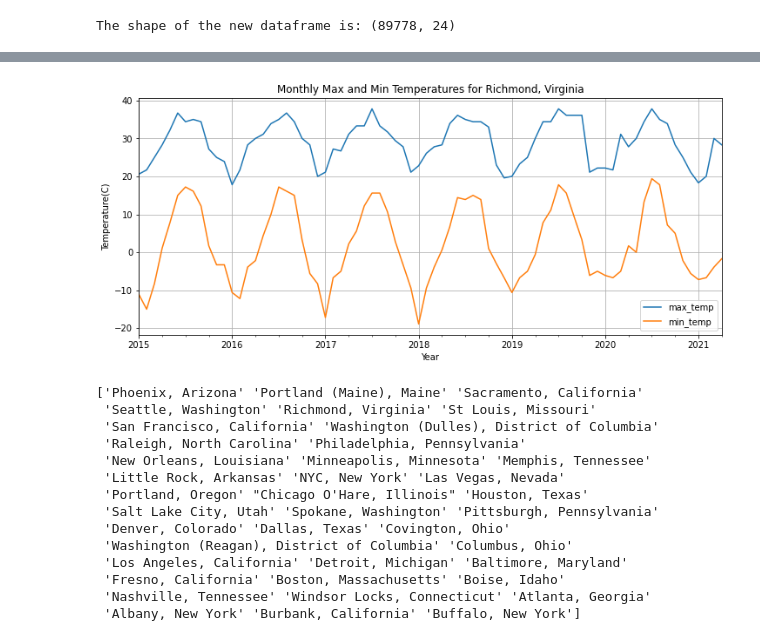
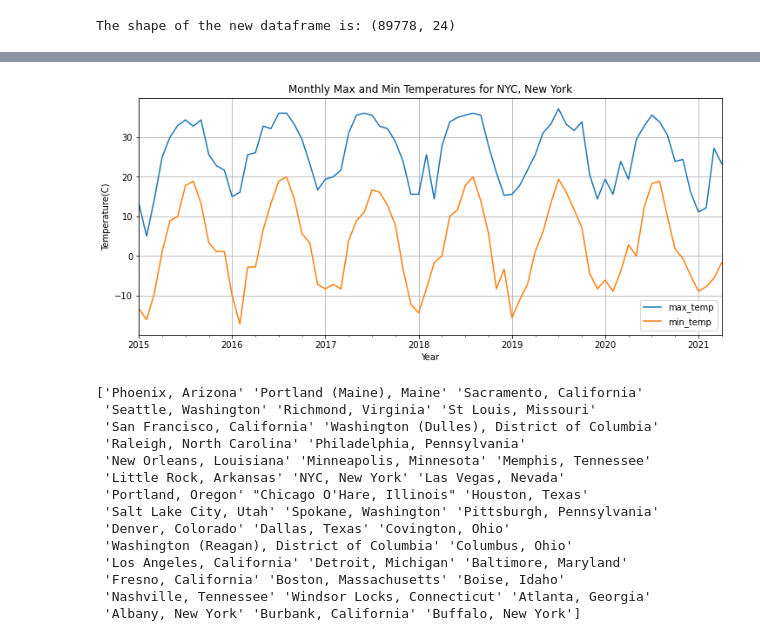
Before and after one commit to yaobviously/perkins_temp, a Jupyter notebook: perkins.ipynb, the cells around one changed output, grey strips where cells are left out. Saved outputs shown, nothing was run; the diff lists cells and outputs as text; code cells hidden in the pictures.

```diff
--- a/perkins.ipynb
+++ b/perkins.ipynb
@@ -242,10 +238,10 @@ def get_monthly_data(city='Richmond, Virginia'):
   plt.xlabel("Year")
   plt.legend()
   plt.show()
-# %%
-get_monthly_data()
-# %% [output]
-[figure, removed]
+# %%
+get_monthly_data("NYC, New York")
+# %% [output]
+[figure, added]
 # %%
 # a list of the valid cities to enter into the above functions. if this were a
 # Dash or Streamlit app these entries would be in a dropdown menu. I will
```
Also changed, not shown: parts of 2 cells of this notebook.
